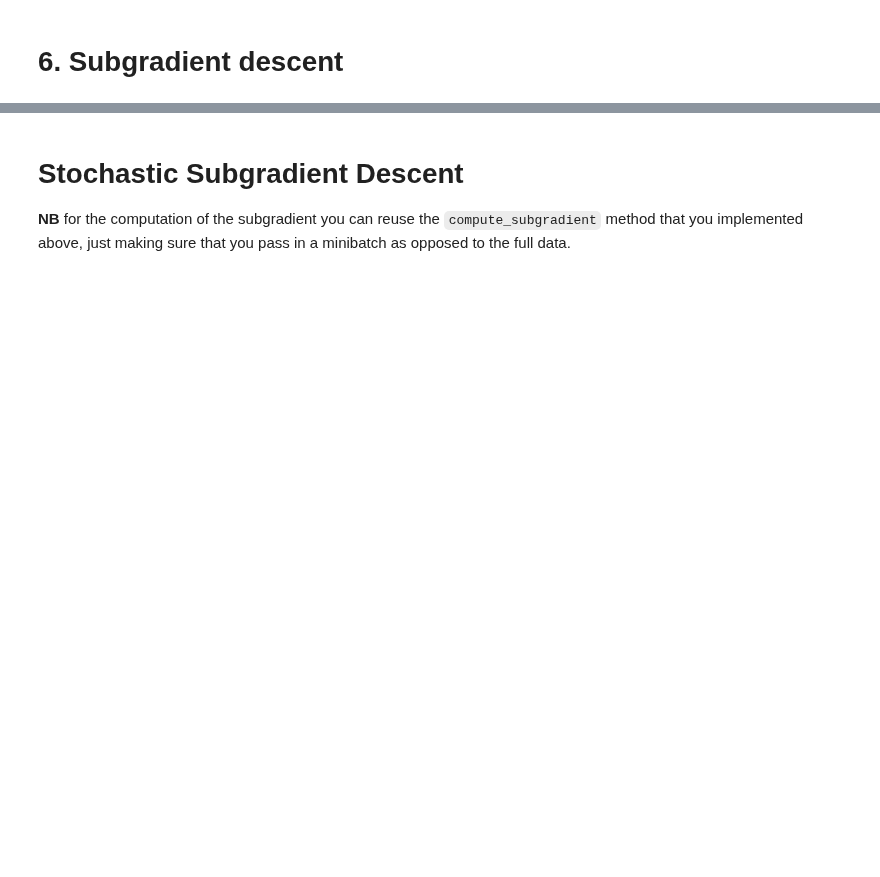
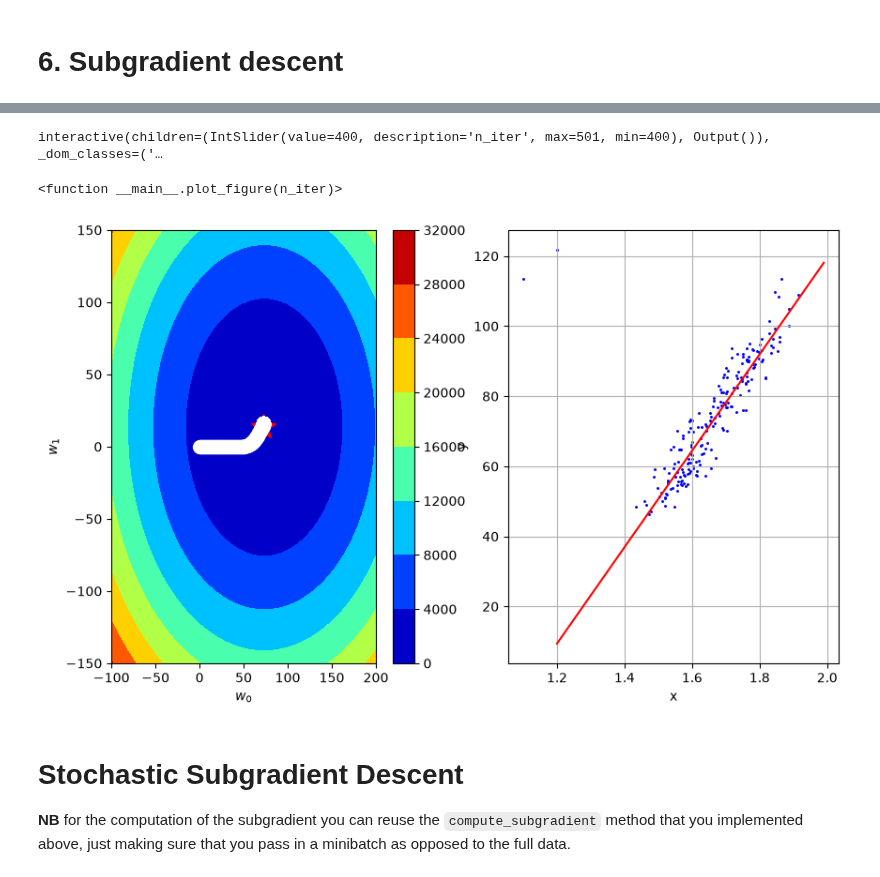
Before and after one commit to namtran227/ML_course, a Jupyter notebook: labs/ex02/template/ex02.ipynb, the cells around one changed output, grey strips where cells are left out. Cells and saved outputs as stored; diff of their text form; code cells hidden in the pictures; blank space fills up the shorter version.

```diff
--- a/labs/ex02/template/ex02.ipynb
+++ b/labs/ex02/template/ex02.ipynb
@@ -373,5 +478,10 @@ interact(plot_figure, n_iter=IntSlider(min=1, max=len(gd_ws)))
 # %% [markdown]
 # 6. Subgradient descent
+# %%
+def compute_MAE_loss(y, tx, w):
+    e = y - tx @ w
+
+    return np.mean(np.abs(e))
 # %%
 def compute_subgradient_mae(y, tx, w):
     """Compute a subgradient of the MAE at w.
@@ -388,7 +498,10 @@ def compute_subgradient_mae(y, tx, w):
     # INSERT YOUR CODE HERE
     # TODO: compute subgradient gradient vector for MAE
     # ***************************************************
-    raise NotImplementedError
+    N = y.shape[0]
+    e = y - tx @ w
+    grad = 1 / N * (-tx.T @ np.sign(e))
+    return grad
 # %%
 def subgradient_descent(y, tx, initial_w, max_iters, gamma):
     """The SubGradient Descent (SubGD) algorithm.
@@ -413,12 +526,13 @@ def subgradient_descent(y, tx, initial_w, max_iters, gamma):
         # INSERT YOUR CODE HERE
         # TODO: compute subgradient and loss
         # ***************************************************
-        raise NotImplementedError
+        loss = compute_MAE_loss(y, tx, w)
+        grad = compute_subgradient_mae(y, tx, w)
         # ***************************************************
         # INSERT YOUR CODE HERE
         # TODO: update w by subgradient
         # ***************************************************
-        raise NotImplementedError
+        w = w - gamma * grad
 
         ws.append(w)
         losses.append(loss)
@@ -449,24 +581,28 @@ print("SubGD: execution time={t:.3f} seconds".format(t=exection_time))
 # %%
 from ipywidgets import IntSlider, interact
 
 
 def plot_figure(n_iter):
     fig = gradient_descent_visualization(
         subgd_losses,
         subgd_ws,
         grid_losses,
         grid_w0,
         grid_w1,
         mean_x,
         std_x,
         height,
         weight,
         n_iter,
     )
     fig.set_size_inches(10.0, 6.0)
 
 
-interact(plot_figure, n_iter=IntSlider(min=1, max=len(subgd_ws)))
+interact(plot_figure, n_iter=IntSlider(min=400, max=len(subgd_ws)))
+# %% [output]
+interactive(children=(IntSlider(value=400, description='n_iter', max=501, min=400), Output()), _dom_classes=('…
+<function __main__.plot_figure(n_iter)>
+[figure, added]
 # %% [markdown]
 # Stochastic Subgradient Descent
 
```
Also changed, not shown: parts of 20 cells of this notebook, 2 other files.
